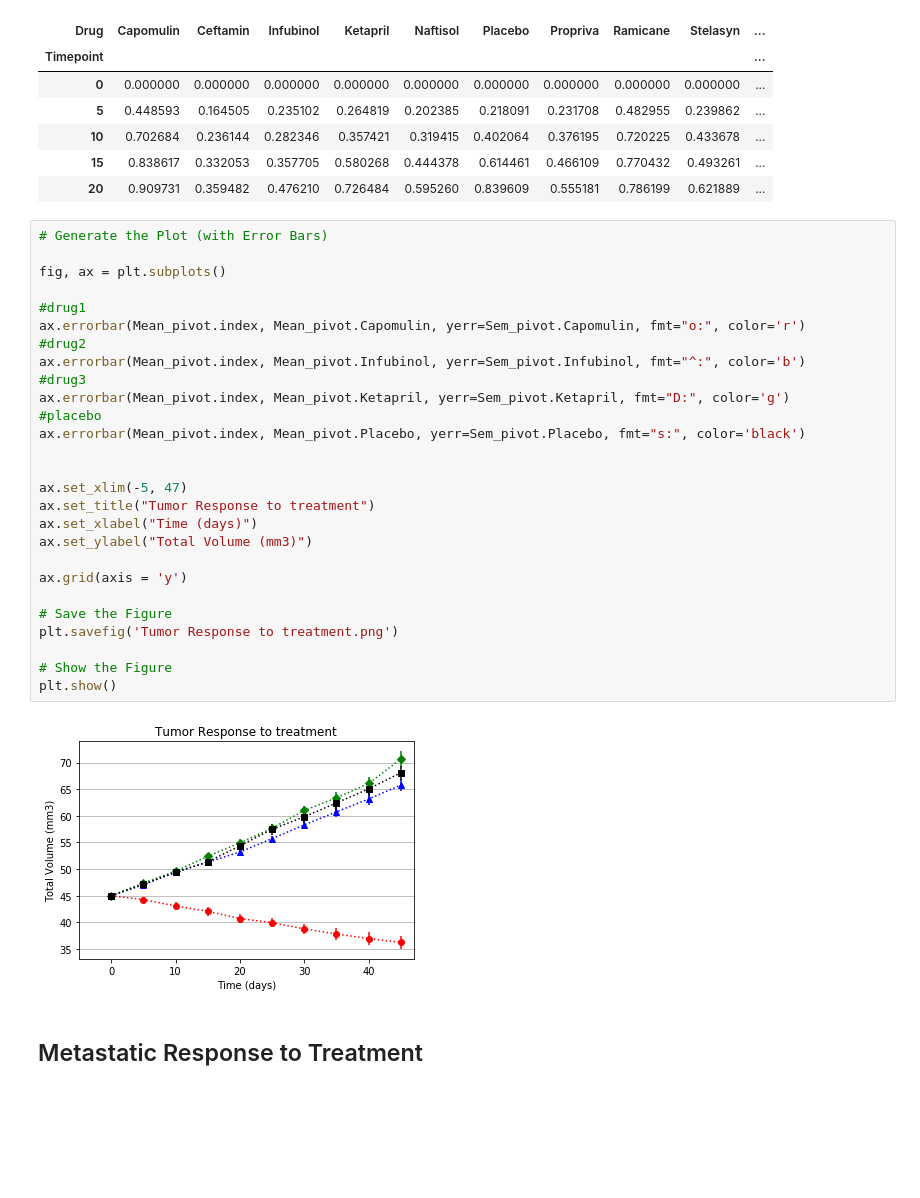
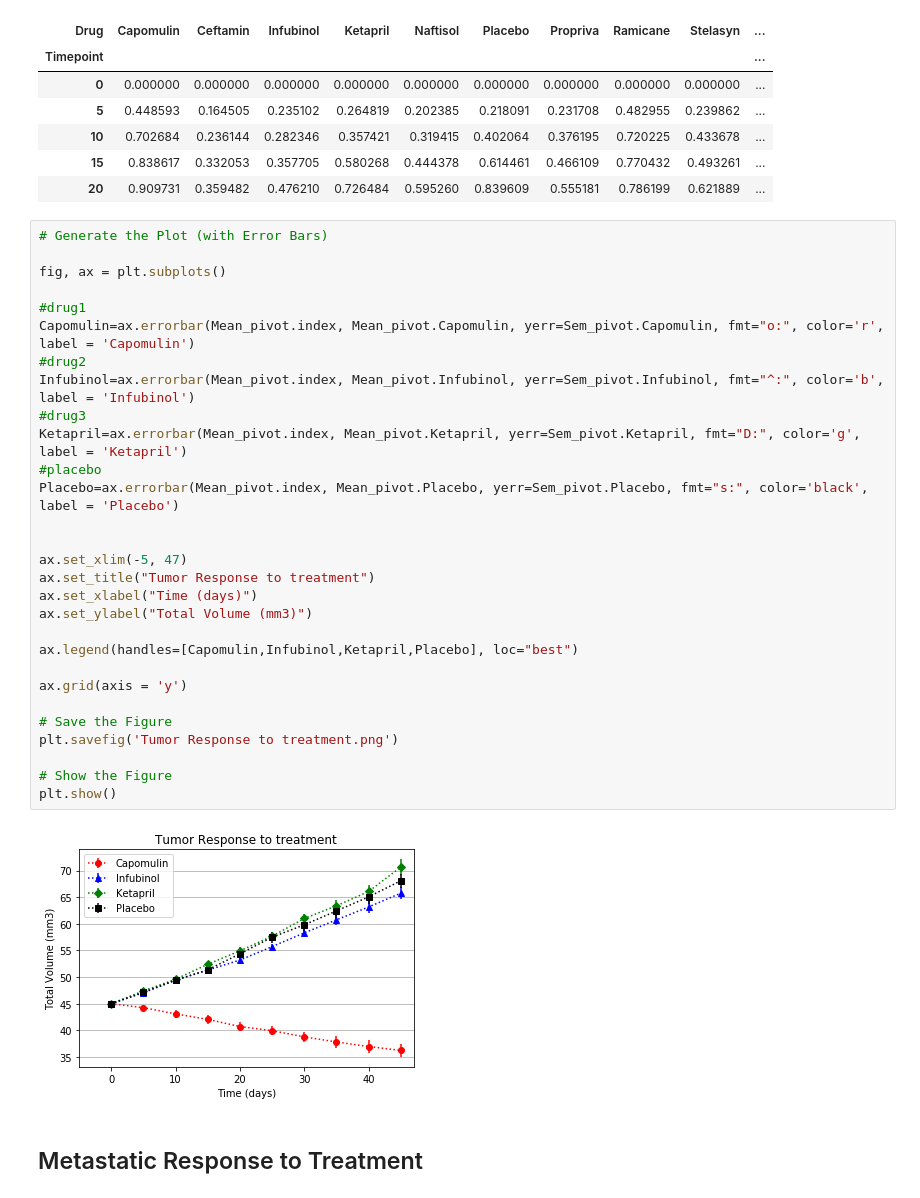
Before and after one commit to macsherwin78/SMU_Homework, a Jupyter notebook: Unit_05_Matplotlib/pymaceuticals_starter-Copy3.ipynb, the cells around one changed output. Drawn from its saved outputs; the diff is of its cells as text; blank space fills up the shorter version.

```diff
--- a/Unit_05_Matplotlib/pymaceuticals_starter-Copy3.ipynb
+++ b/Unit_05_Matplotlib/pymaceuticals_starter-Copy3.ipynb
@@ -93,32 +93,34 @@ Sem_pivot.head()
 # %%
 # Generate the Plot (with Error Bars)
 
 fig, ax = plt.subplots()
 
 #drug1
-ax.errorbar(Mean_pivot.index, Mean_pivot.Capomulin, yerr=Sem_pivot.Capomulin, fmt="o:", color='r')
+Capomulin=ax.errorbar(Mean_pivot.index, Mean_pivot.Capomulin, yerr=Sem_pivot.Capomulin, fmt="o:", color='r', label = 'Capomulin')
 #drug2
-ax.errorbar(Mean_pivot.index, Mean_pivot.Infubinol, yerr=Sem_pivot.Infubinol, fmt="^:", color='b')
+Infubinol=ax.errorbar(Mean_pivot.index, Mean_pivot.Infubinol, yerr=Sem_pivot.Infubinol, fmt="^:", color='b', label = 'Infubinol')
 #drug3
-ax.errorbar(Mean_pivot.index, Mean_pivot.Ketapril, yerr=Sem_pivot.Ketapril, fmt="D:", color='g')
+Ketapril=ax.errorbar(Mean_pivot.index, Mean_pivot.Ketapril, yerr=Sem_pivot.Ketapril, fmt="D:", color='g', label = 'Ketapril')
 #placebo
-ax.errorbar(Mean_pivot.index, Mean_pivot.Placebo, yerr=Sem_pivot.Placebo, fmt="s:", color='black')
+Placebo=ax.errorbar(Mean_pivot.index, Mean_pivot.Placebo, yerr=Sem_pivot.Placebo, fmt="s:", color='black', label = 'Placebo')
 
 
 ax.set_xlim(-5, 47)
 ax.set_title("Tumor Response to treatment")
 ax.set_xlabel("Time (days)")
 ax.set_ylabel("Total Volume (mm3)")
+
+ax.legend(handles=[Capomulin,Infubinol,Ketapril,Placebo], loc="best")
 
 ax.grid(axis = 'y')
 
 # Save the Figure
 plt.savefig('Tumor Response to treatment.png')
 
 # Show the Figure
 plt.show()
 # %% [output]
-[figure, old version]
+[figure, new version]
 # %% [markdown]
 ## Metastatic Response to Treatment
 # %%
```
Also changed, not shown: parts of 15 cells of this notebook.
